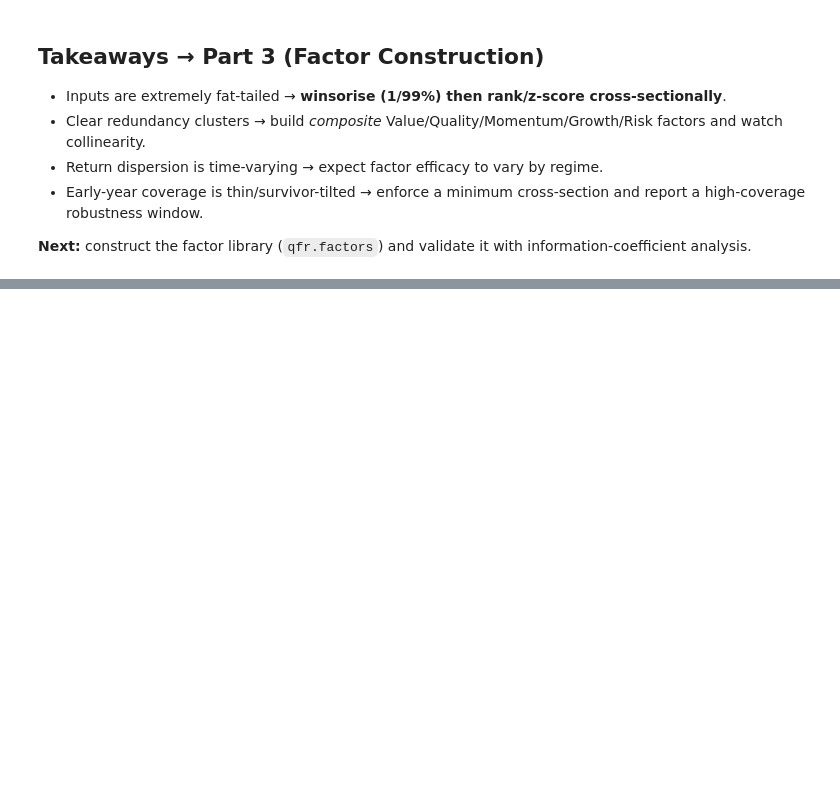
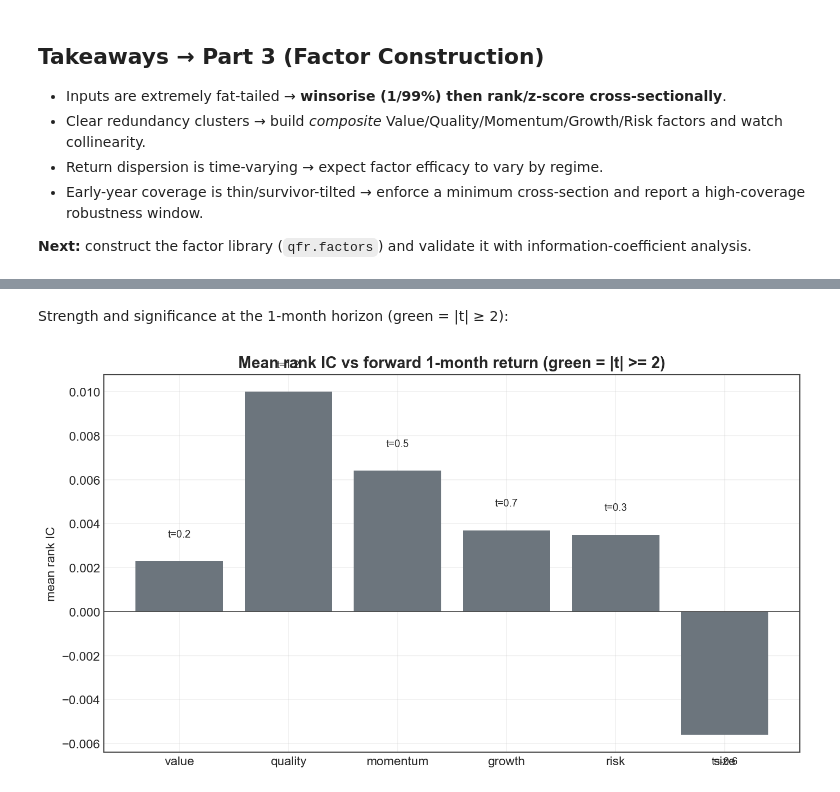
Before and after one commit to Taff1887/quant-factor-ranking, a Jupyter notebook: notebooks/research.ipynb, the cells around one changed output, grey strips where cells are left out. Saved outputs shown, nothing was run; the diff lists cells and outputs as text; code cells hidden in the pictures; blank space fills up the shorter version.

```diff
--- a/notebooks/research.ipynb
+++ b/notebooks/research.ipynb
@@ -256,0 +328,6 @@ analysis.
+# %% [markdown]
+Strength and significance at the 1-month horizon (green = |t| ≥ 2):
+# %%
+Image(filename=str(CHARTS / '04_ic_summary.png'))
+# %% [output]
+[figure, added]
```
Also changed, not shown: parts of 13 cells of this notebook.
